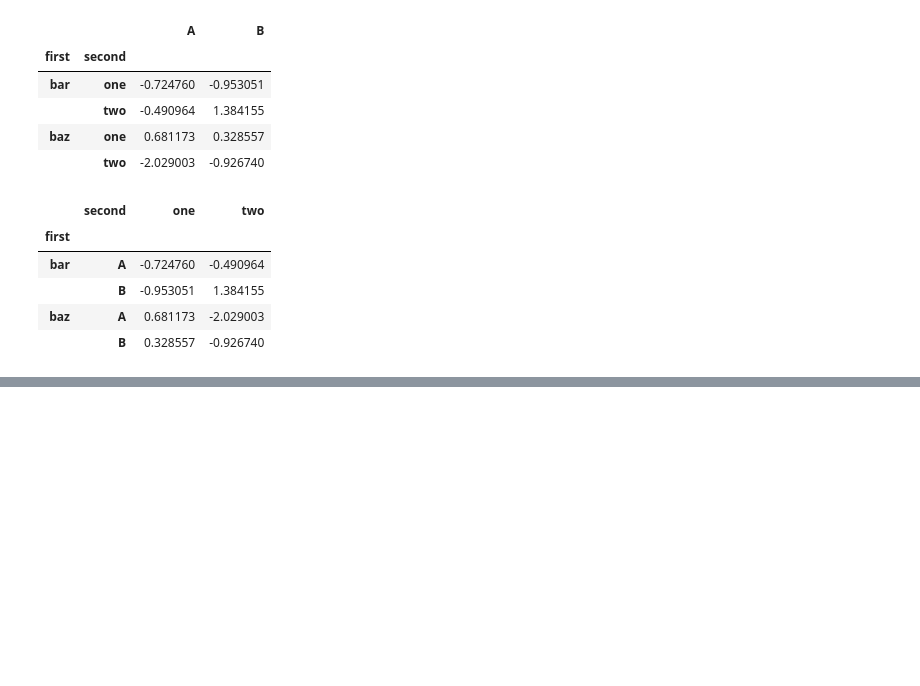
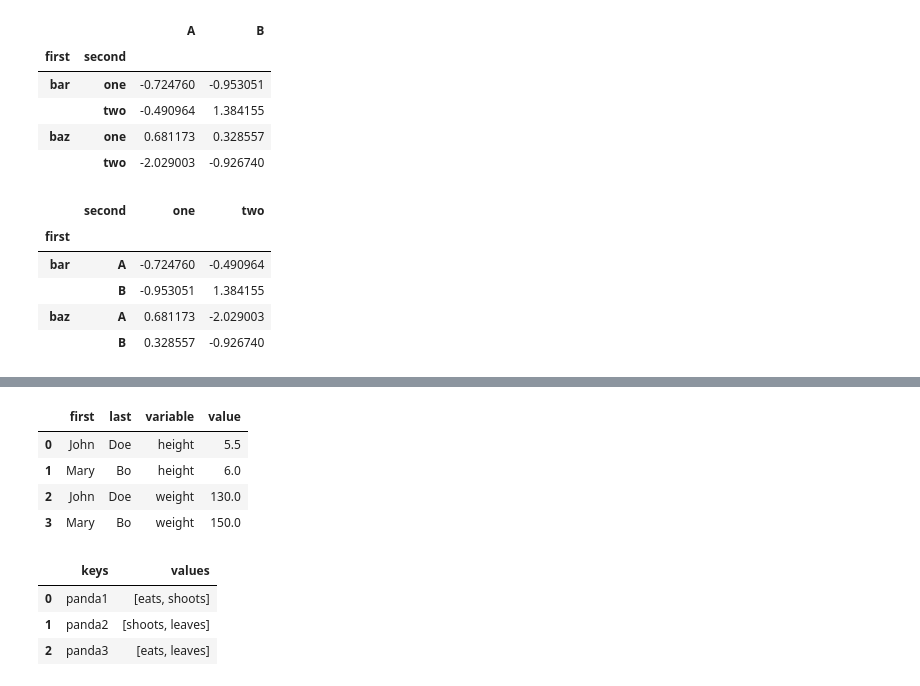
Before and after one commit to Patotricks15/pandas_documentation_study, a Jupyter notebook: reshaping_pivot.ipynb, the cells around one changed output, grey strips where cells are left out. Drawn from its saved outputs; the diff is of its cells as text; code cells hidden in the pictures; blank space fills up the shorter version.

```diff
--- a/reshaping_pivot.ipynb
+++ b/reshaping_pivot.ipynb
@@ -155,0 +180,21 @@ stacked.unstack(1)
+# %%
+cheese.melt(id_vars=["first", "last"])
+# %% [output]
+|  | first | last | variable | value |
+| 0 | John | Doe | height | 5.5 |
+| 1 | Mary | Bo | height | 6.0 |
+| 2 | John | Doe | weight | 130.0 |
+| 3 | Mary | Bo | weight | 150.0 |
+# %%
+keys = ["panda1", "panda2", "panda3"]
+
+values = [["eats", "shoots"], ["shoots", "leaves"], ["eats", "leaves"]]
+
+df = pd.DataFrame({"keys": keys, "values": values})
+
+df
+# %% [output]
+|  | keys | values |
+| 0 | panda1 | [eats, shoots] |
+| 1 | panda2 | [shoots, leaves] |
+| 2 | panda3 | [eats, leaves] |
```
Also changed, not shown: parts of 11 cells of this notebook, 1 other file.
